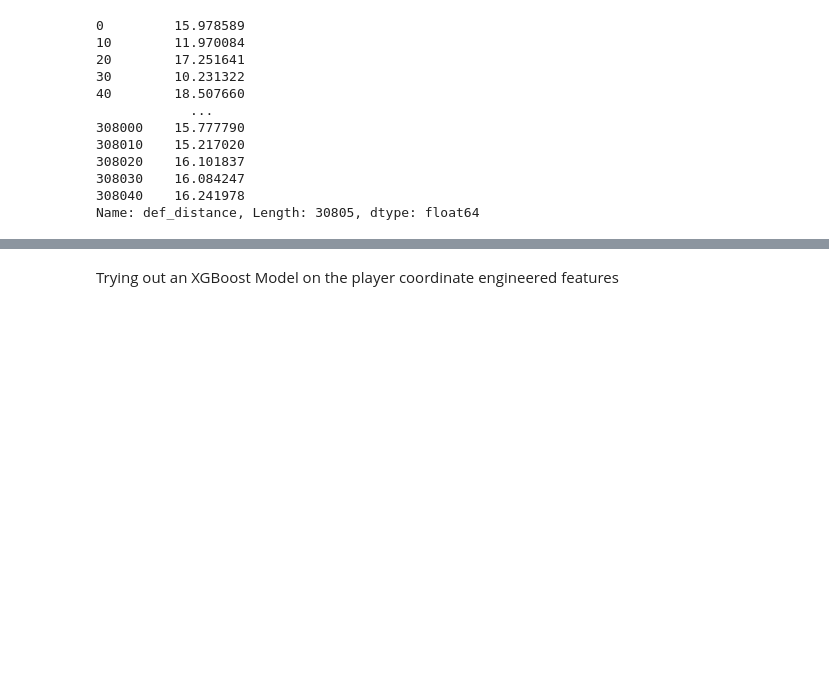
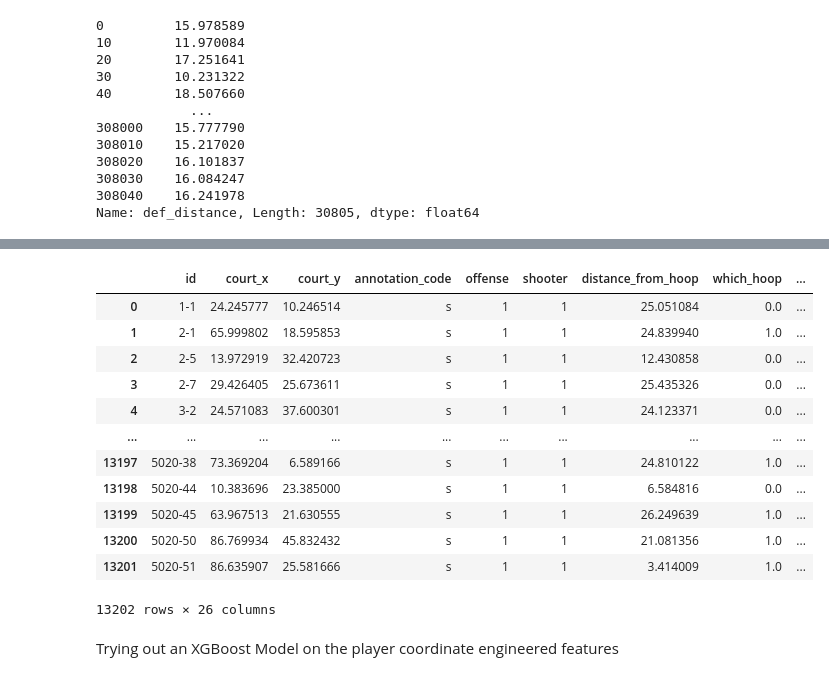
Before and after one commit to timseymour42/shotquality-offensive-rebounding, a Jupyter notebook: orbd_prediction.ipynb, the cells around one changed output, grey strips where cells are left out. Drawn from its saved outputs; the diff is of its cells as text; code cells hidden in the pictures; blank space fills up the shorter version.

```diff
--- a/orbd_prediction.ipynb
+++ b/orbd_prediction.ipynb
@@ -440,0 +361,17 @@ df_pivot.head()
+# %%
+# Rank the defenders within each play (id) by distance from the hoop
+off_distance_train['rank'] = off_distance_train.groupby('id')['off_distance'].rank(method='first')
+off_distance_test['rank'] = off_distance_test.groupby('id')['off_distance'].rank(method='first')
+
+# Pivot the DataFrame to get features for closest_def_to_hoop, second_closest_def_to_hoop, and so on
+of_pivot = off_distance_train.pivot_table(index='id', columns='rank', values='off_distance').add_prefix('offense_').reset_index()
+of_pivot_test = off_distance_test.pivot_table(index='id', columns='rank', values='off_distance').add_prefix('offense_').reset_index()
+# %%
+# Rename the columns to be more descriptive
+of_pivot.columns = ['id'] + ['closest_off_to_hoop', 'second_closest_off_to_hoop', 'third_closest_off_to_hoop', 'fourth_closest_off_to_hoop', 'fifth_closest_off_to_hoop']
+of_pivot_test.columns = ['id'] + ['closest_off_to_hoop', 'second_closest_off_to_hoop', 'third_closest_off_to_hoop', 'fourth_closest_off_to_hoop', 'fifth_closest_off_to_hoop']
+
+
+# Optional: Fill missing values (if any) with a specific value, e.g., -1
+of_pivot.fillna(-1, inplace=True)
+of_pivot_test.fillna(-1, inplace=True)
@@ -441 +396,7 @@ df_pivot.head()
+# %%
+pivot_train = df_pivot.merge(of_pivot, on='id')
+pivot_test = df_pivot_test.merge(of_pivot_test, on='id')
+# %%
+df_encoded_train = df_encoded_train.merge(pivot_train, on='id')
+df_encoded_test = df_encoded_test.merge(pivot_test, on='id')
 # %%
@@ -450,2 +418,18 @@ df_encoded_train['mean_def_dist'] = def_mean_distances_train.values
+# %%
+df_encoded_test
+# %% [output]
+|  | id | court_x | court_y | annotation_code | offense | shooter | distance_from_hoop | which_hoop | ... |
+| 0 | 1-1 | 24.245777 | 10.246514 | s | 1 | 1 | 25.051084 | 0.0 | ... |
+| 1 | 2-1 | 65.999802 | 18.595853 | s | 1 | 1 | 24.839940 | 1.0 | ... |
+| 2 | 2-5 | 13.972919 | 32.420723 | s | 1 | 1 | 12.430858 | 0.0 | ... |
+| 3 | 2-7 | 29.426405 | 25.673611 | s | 1 | 1 | 25.435326 | 0.0 | ... |
+| 4 | 3-2 | 24.571083 | 37.600301 | s | 1 | 1 | 24.123371 | 0.0 | ... |
+| ... | ... | ... | ... | ... | ... | ... | ... | ... | ... |
+| 13197 | 5020-38 | 73.369204 | 6.589166 | s | 1 | 1 | 24.810122 | 1.0 | ... |
+| 13198 | 5020-44 | 10.383696 | 23.385000 | s | 1 | 1 | 6.584816 | 0.0 | ... |
+| 13199 | 5020-45 | 63.967513 | 21.630555 | s | 1 | 1 | 26.249639 | 1.0 | ... |
+| 13200 | 5020-50 | 86.769934 | 45.832432 | s | 1 | 1 | 21.081356 | 1.0 | ... |
+| 13201 | 5020-51 | 86.635907 | 25.581666 | s | 1 | 1 | 3.414009 | 1.0 | ... |
+13202 rows × 26 columns
 # %% [markdown]
 Trying out an XGBoost Model on the player coordinate engineered features
```
Also changed, not shown: parts of 61 cells of this notebook, 2 other files.
